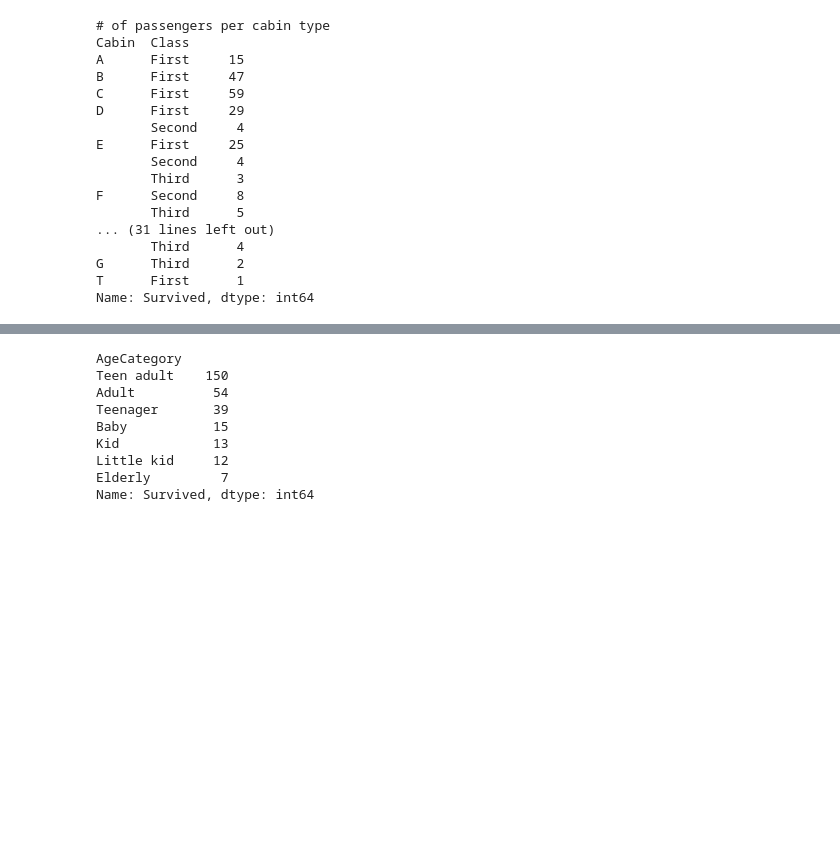
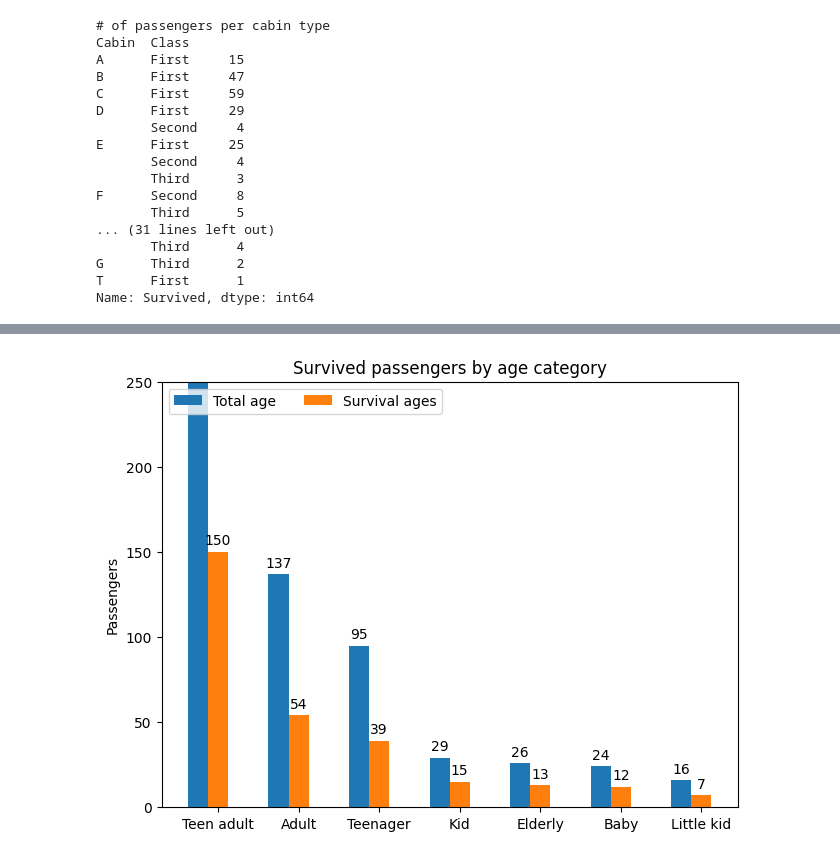
Before and after one commit to Sebastianbc/Titanic_findings, a Jupyter notebook: src/exploration.ipynb, the cells around one changed output, grey strips where cells are left out. Saved outputs shown, nothing was run; the diff lists cells and outputs as text; code cells hidden in the pictures; blank space fills up the shorter version.

Commit message:
Bar chart with survivals by age category

```diff
--- a/src/exploration.ipynb
+++ b/src/exploration.ipynb
@@ -169,14 +170,41 @@ def categorize_age(age: int) -> str:
 df['AgeCategory'] = df['Age'].apply(categorize_age)
 # %%
 # Number of survival passengers by age category
-df.groupby('AgeCategory')['Survived'].sum().sort_values(ascending=False)
+total_survived_age_category = df.groupby('AgeCategory')['Survived'].sum().sort_values(ascending=False)
-# %% [output]
-AgeCategory
-Teen adult    150
-Adult          54
-Teenager       39
-Baby           15
-Kid            13
-Little kid     12
-Elderly         7
-Name: Survived, dtype: int64
+# %%
+# Number of passengers by age
+total_age_categories = df.groupby('AgeCategory')['Survived'].count().sort_values(ascending=False)
+# %%
+# Get the total category age values and
+# the total survival age by category values to build a dict
+age_categories_values = {
+    'Total age': total_age_categories.values,
+    'Survival ages': total_survived_age_category.values
+}
+
+# Get the age categories
+age_categories = tuple(total_age_categories.keys())
+# %%
+# Build the Grouped bar chart with labels
+x = np.arange(len(age_categories)) # the label locations
+width = 0.25 # the width of the bars
+multiplier = 0
+
+fig, ax = plt.subplots(layout='constrained')
+
+for attribute, value in age_categories_values.items():
+    offset = width * multiplier
+    rects = ax.bar(x + offset, value, width, label=attribute)
+    ax.bar_label(rects, padding=3)
+    multiplier += 1
+
+# Add some text for labels, title and custom x-axis tick labels, etc.
+ax.set_ylabel('Passengers')
+ax.set_title('Survived passengers by age category')
+ax.set_xticks(x + width, age_categories)
+ax.legend(loc='upper left', ncols=3)
+ax.set_ylim(0, 250)
+
+plt.show()
+# %% [output]
+[figure, added]
```
Also changed, not shown: parts of 2 cells of this notebook, 1 other file.
